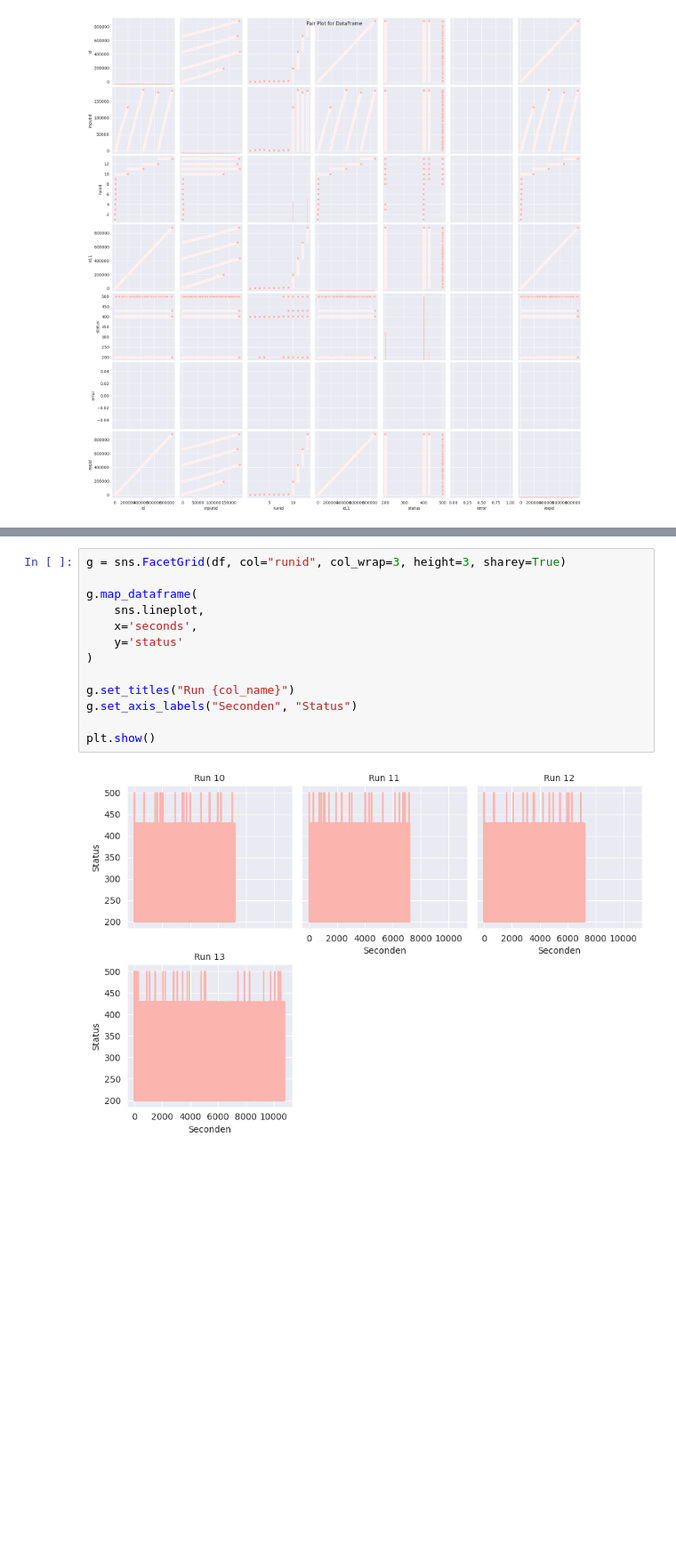
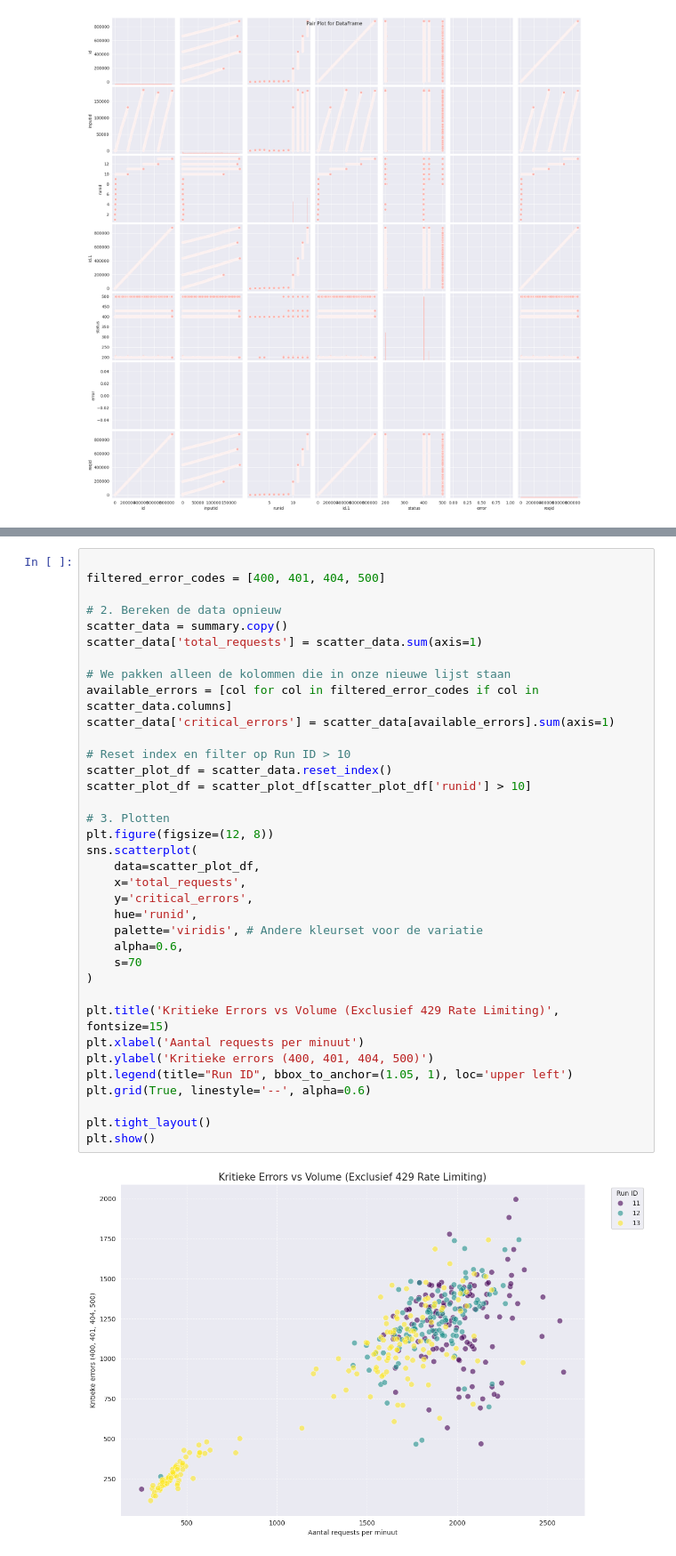
Before and after one commit to WapixelXD/Stage-opdracht-2de-jaar, a Jupyter notebook: fuzzing-project/scripts/EDA.ipynb, the cells around one changed output, grey strips where cells are left out. Shown at 89% size. Drawn from its saved outputs; the diff is of its cells as text; blank space fills up the shorter version.

```diff
--- a/fuzzing-project/scripts/EDA.ipynb
+++ b/fuzzing-project/scripts/EDA.ipynb
@@ -231,15 +240,38 @@ plt.show()
 # %%
-g = sns.FacetGrid(df, col="runid", col_wrap=3, height=3, sharey=True)
 
-g.map_dataframe(
-    sns.lineplot,
-    x='seconds',
-    y='status'
+filtered_error_codes = [400, 401, 404, 500]
+
+# 2. Bereken de data opnieuw
+scatter_data = summary.copy()
+scatter_data['total_requests'] = scatter_data.sum(axis=1)
+
+# We pakken alleen de kolommen die in onze nieuwe lijst staan
+available_errors = [col for col in filtered_error_codes if col in scatter_data.columns]
+scatter_data['critical_errors'] = scatter_data[available_errors].sum(axis=1)
+
+# Reset index en filter op Run ID > 10
+scatter_plot_df = scatter_data.reset_index()
+scatter_plot_df = scatter_plot_df[scatter_plot_df['runid'] > 10]
+
+# 3. Plotten
+plt.figure(figsize=(12, 8))
+sns.scatterplot(
+    data=scatter_plot_df,
+    x='total_requests',
+    y='critical_errors',
+    hue='runid',
+    palette='viridis', # Andere kleurset voor de variatie
+    alpha=0.6,
+    s=70
 )
 
-g.set_titles("Run {col_name}")
-g.set_axis_labels("Seconden", "Status")
+plt.title('Kritieke Errors vs Volume (Exclusief 429 Rate Limiting)', fontsize=15)
+plt.xlabel('Aantal requests per minuut')
+plt.ylabel('Kritieke errors (400, 401, 404, 500)')
+plt.legend(title="Run ID", bbox_to_anchor=(1.05, 1), loc='upper left')
+plt.grid(True, linestyle='--', alpha=0.6)
 
+plt.tight_layout()
 plt.show()
 # %% [output]
-[figure, old version]
+[figure, new version]
```
Also changed, not shown: parts of 3 cells of this notebook.
